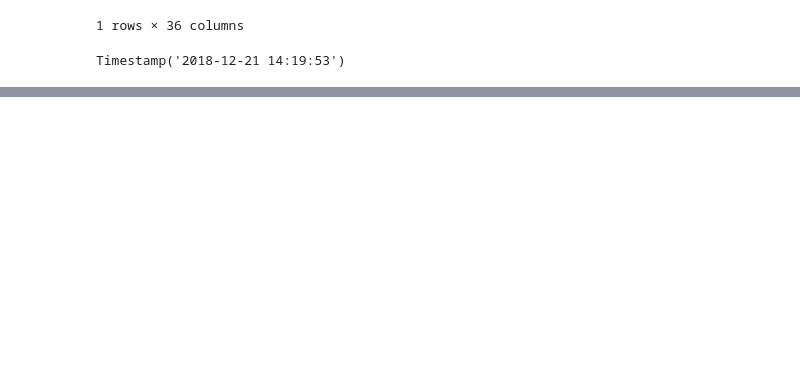
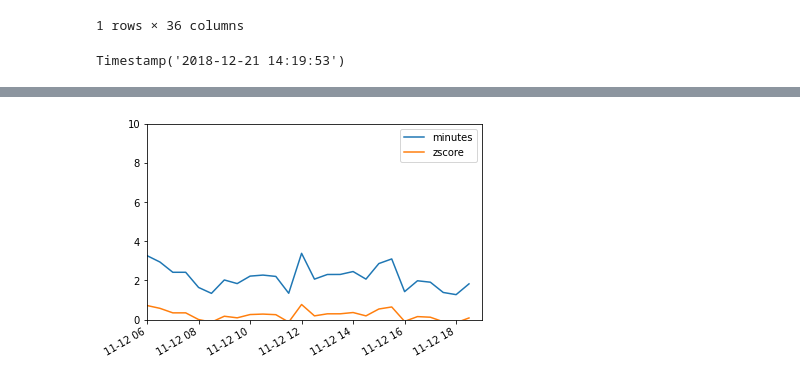
Before and after one commit to b-koopman/MTADelayPredict, a Jupyter notebook: Notebooks/DataExploration.ipynb, the cells around one changed output, grey strips where cells are left out. Cells and saved outputs as stored; diff of their text form; code cells hidden in the pictures; blank space fills up the shorter version.

```diff
--- a/Notebooks/DataExploration.ipynb
+++ b/Notebooks/DataExploration.ipynb
@@ -364,0 +420,3 @@ time_till_next_obs = new_stops.time.shift(-1) - new_stops.time
+# %%
+observed = time_till_next_obs.replace(0, np.nan).dropna().resample('1T').max()
+#scheduled = time_till_next_sched.replace(0, np.nan).dropna().drop_duplicates(keep='first').resample('1T').pad()
@@ -414,0 +480,5 @@ Name: R16N, dtype: object
+# %%
+# Get average value by hour:
+ax = observed.loc[:,['minutes','zscore']].loc['2018-11-12'].between_time("06:00","19:00").resample('30T').mean().plot(ylim=(0, 10))
+# %% [output]
+[figure, added]
```
Also changed, not shown: parts of 56 cells of this notebook.
